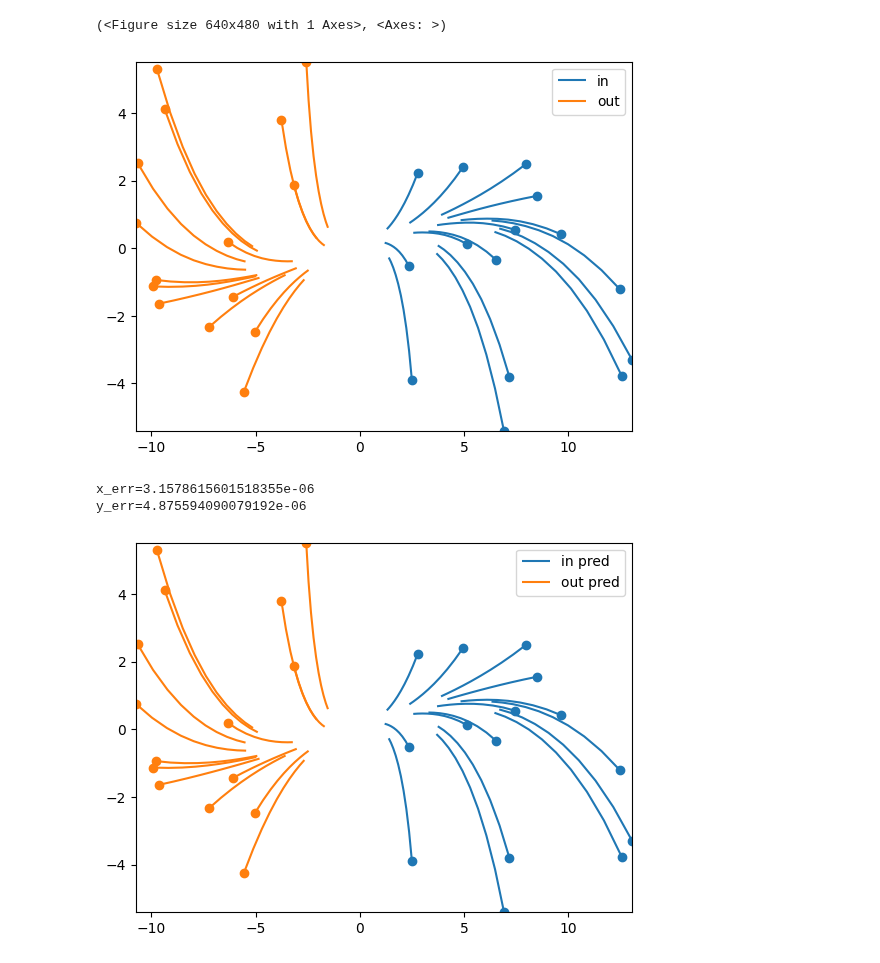
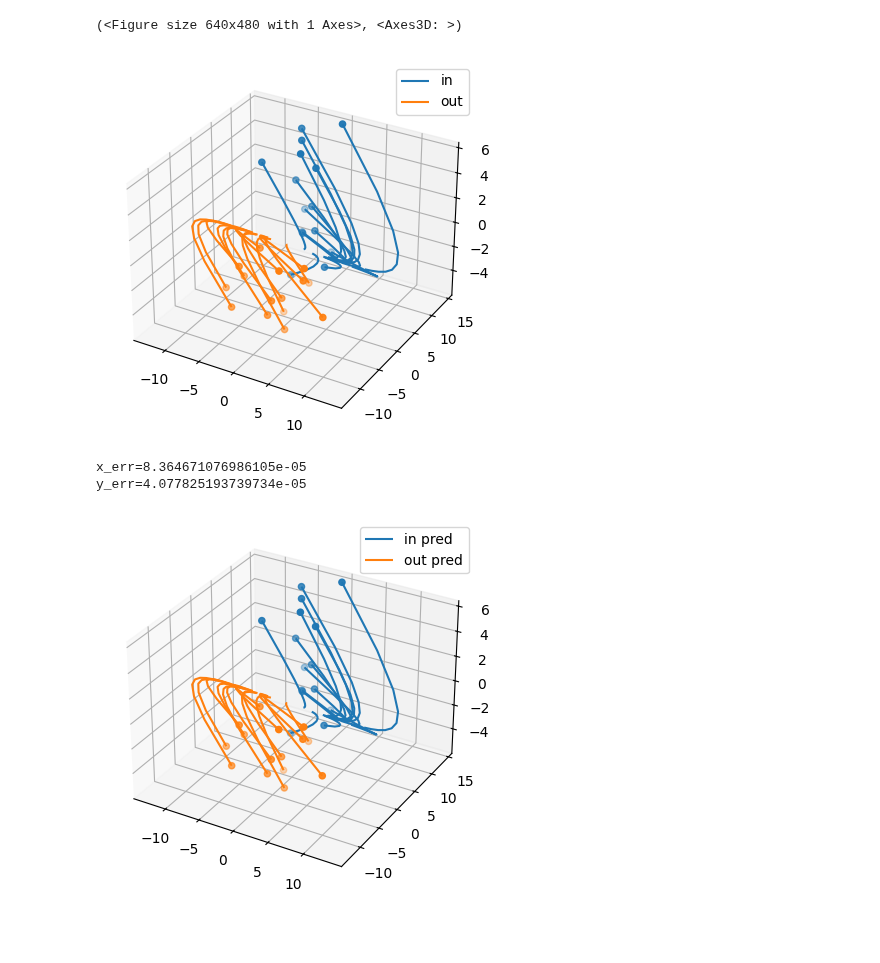
Before and after one commit to DynaDojo/dynadojo, a Jupyter notebook: demos/dmd_demo.ipynb, the cells around one changed output. Saved outputs shown, nothing was run; the diff lists cells and outputs as text; code cells hidden in the pictures; blank space fills up the shorter version.

```diff
--- a/demos/dmd_demo.ipynb
+++ b/demos/dmd_demo.ipynb
@@ -6,18 +9,18 @@ import dynadojo as dd
 import numpy as np
 # %%
-latent_dim = 2
-embed_dim = 3
+latent_dim = 3
+embed_dim = 10
 n = 15
 timesteps = 10
-system = dd.systems.LDSSystem(latent_dim, embed_dim, noise_scale=0)
+system = dd.systems.LDSystem(latent_dim, embed_dim, noise_scale=0, seed=12)
 x0 = system.make_init_conds(n)
 y0 = system.make_init_conds(30, in_dist=False)
 x = system.make_data(x0, control=np.zeros((n, timesteps, embed_dim)), timesteps=timesteps)
 y = system.make_data(y0, control=np.zeros((n, timesteps, embed_dim)), timesteps=timesteps, noisy=True)
 dd.utils.lds.plot([x, y], target_dim=min(latent_dim, 3), labels=["in", "out"], max_lines=15)
 # %% [output]
-(<Figure size 640x480 with 1 Axes>, <Axes: >)
+(<Figure size 640x480 with 1 Axes>, <Axes3D: >)
-[figure, old version]
+[figure, new version]
 # %%
 dmd = dd.baselines.DMD(embed_dim, timesteps, activation=None, max_control_cost=0)
 dmd.fit(x)
@@ -29,6 +32,6 @@ y_err = system.calc_error(y, y_pred)
 print(f"{x_err=}")
 print(f"{y_err=}")
 # %% [output]
-x_err=3.1578615601518355e-06
-y_err=4.875594090079192e-06
+x_err=8.364671076986105e-05
+y_err=4.077825193739734e-05
-[figure, old version]
+[figure, new version]
```
Also changed, not shown: parts of 2 cells of this notebook, 47 other files.
